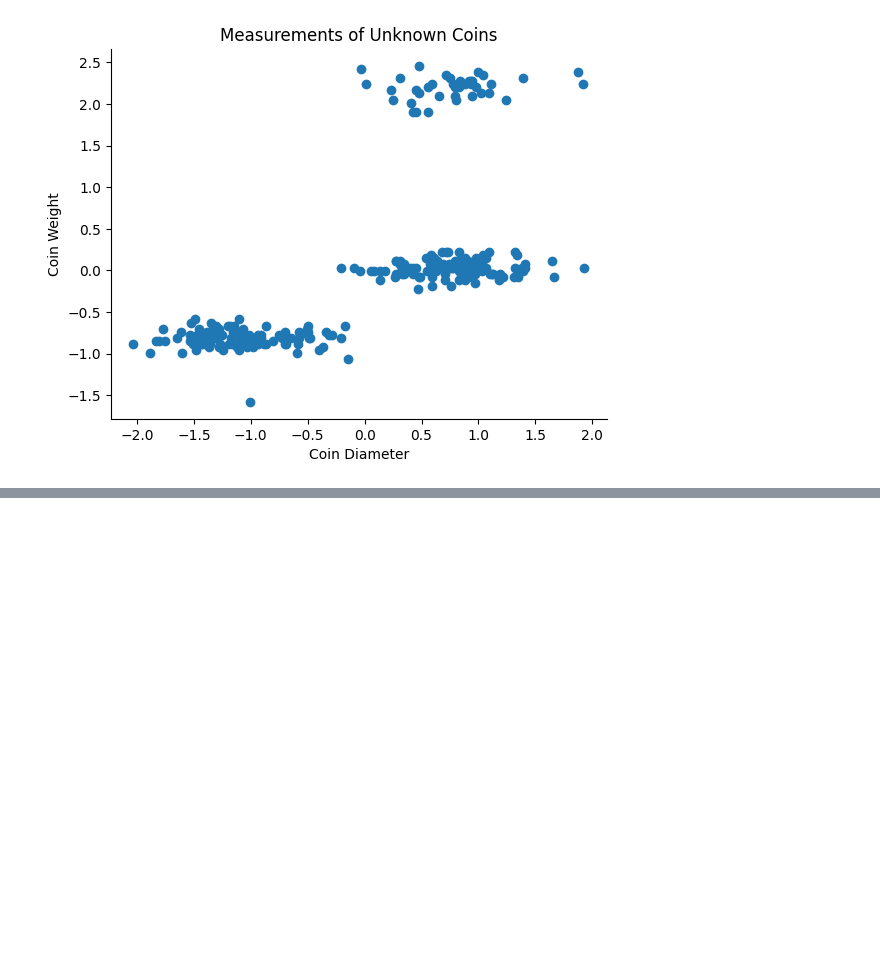
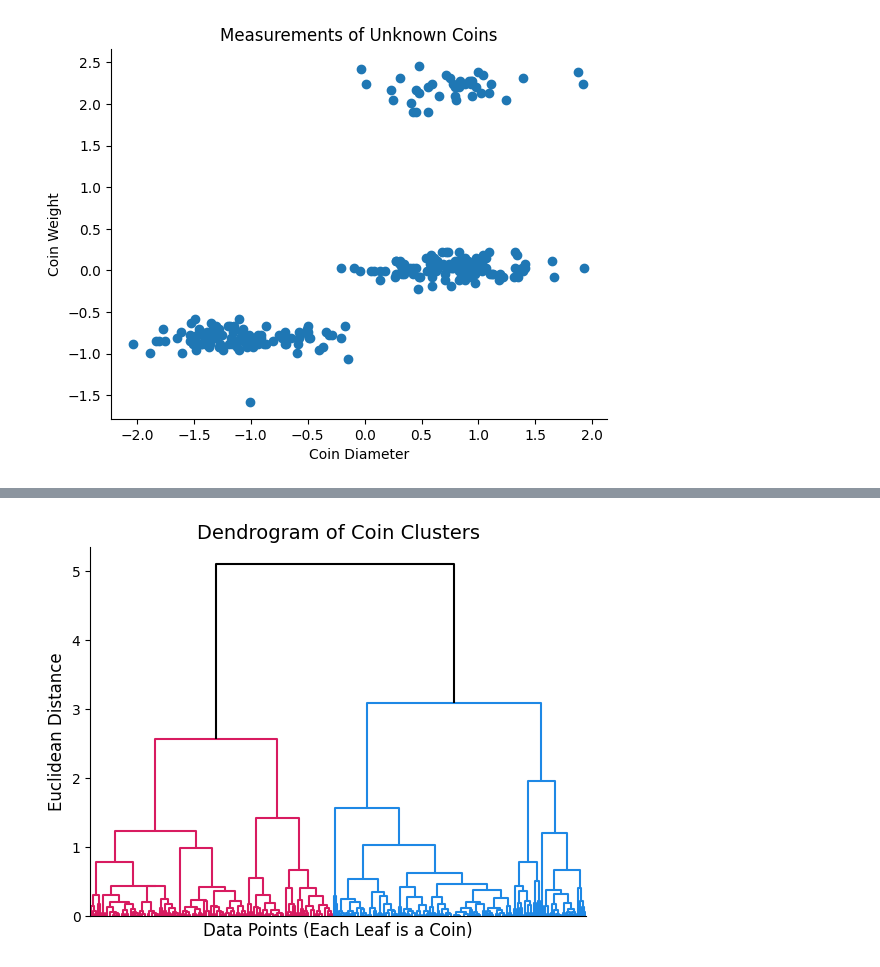
Before and after one commit to uchicago-dsi/textbook-datascience-1, a Jupyter notebook: textbook/26/3/hierarchical.ipynb, the cells around one changed output, grey strips where cells are left out. Cells and saved outputs as stored; diff of their text form; code cells hidden in the pictures; blank space fills up the shorter version.

```diff
--- a/textbook/26/3/hierarchical.ipynb
+++ b/textbook/26/3/hierarchical.ipynb
@@ -286,0 +276,8 @@ array([1, 1, 1, 1, 1, 1, 1, 1, 1, 1, 1, 1, 1, 1, 1, 1, 1, 1, 1, 1, 1, 1,
+# %%
+dendrogram(Z, no_labels=True, above_threshold_color='k');
+
+plt.xlabel('Data Points (Each Leaf is a Coin)', fontsize=12)
+plt.ylabel('Euclidean Distance', fontsize=12)
+plt.title('Dendrogram of Coin Clusters', fontsize=14);
+# %% [output]
+[figure, added]
```
Also changed, not shown: parts of 19 cells of this notebook.
